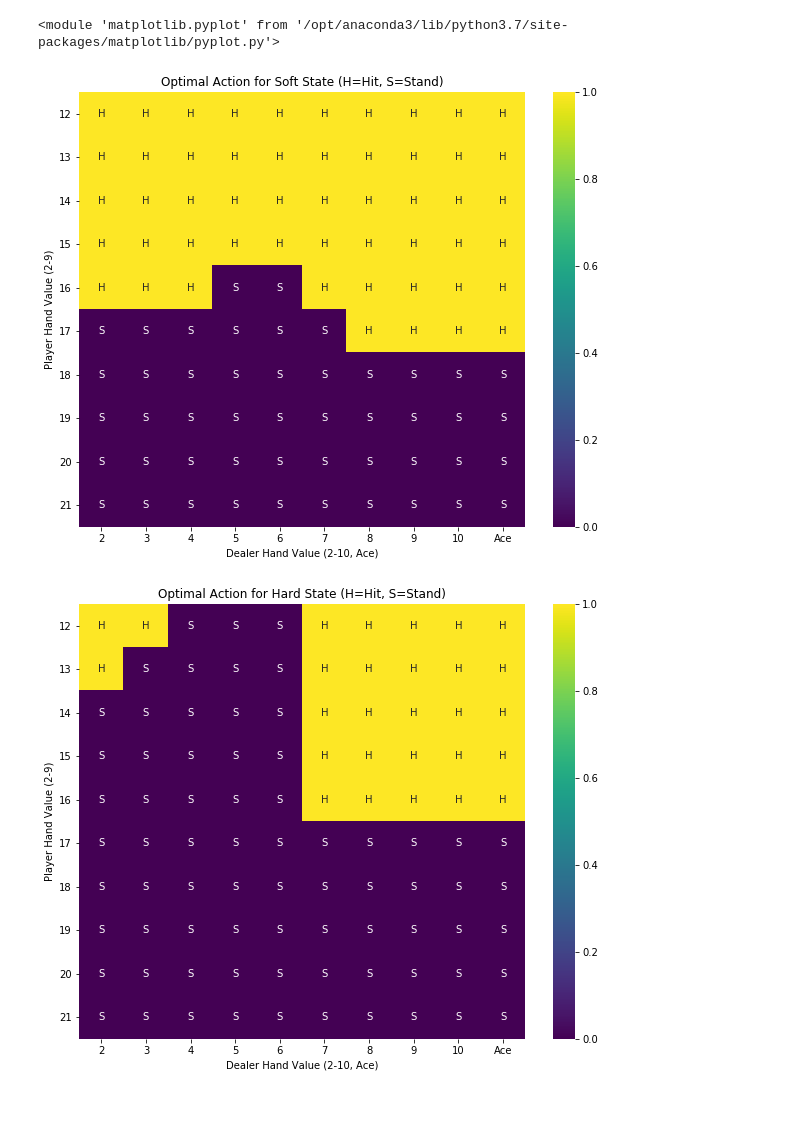
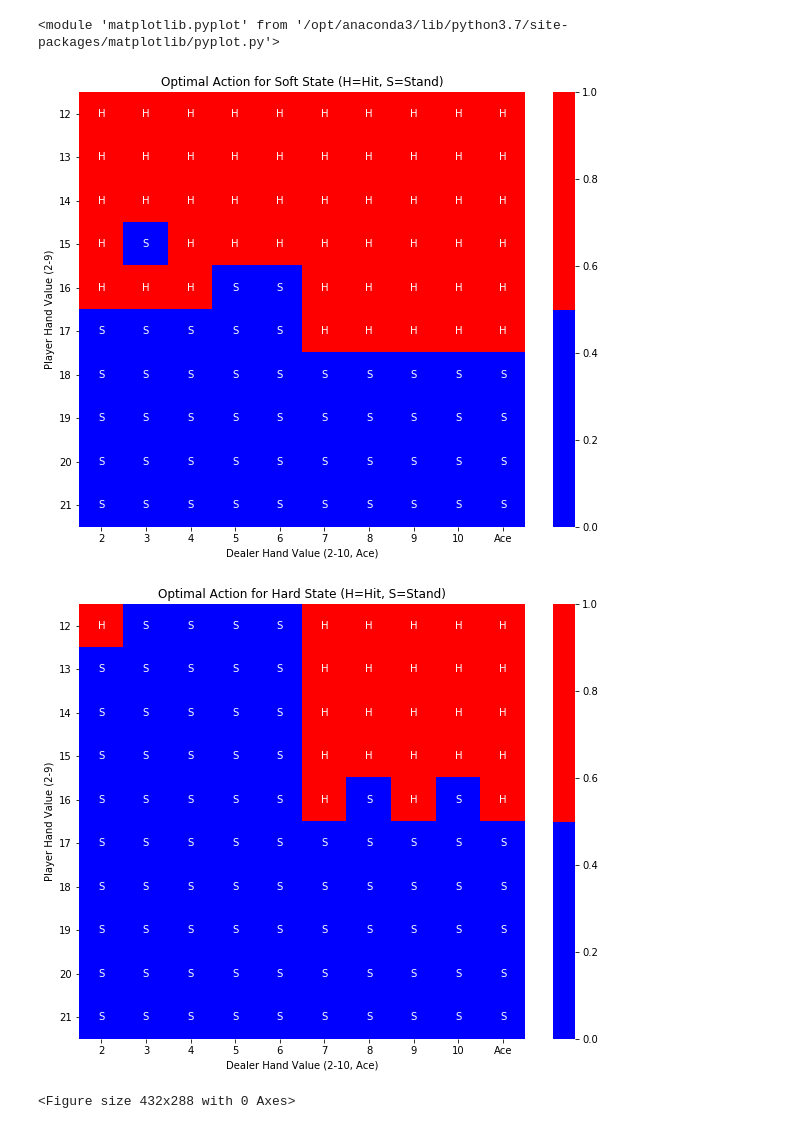
Before and after one commit to Joshuashou/RL_Blackjack, a Jupyter notebook: Analysis.ipynb, the cells around one changed output. Cells and saved outputs as stored; diff of their text form; code cells hidden in the pictures.

```diff
--- a/Analysis.ipynb
+++ b/Analysis.ipynb
@@ -61,7 +61,12 @@ import numpy as np
 import matplotlib.pyplot as plt
 import seaborn as sns
 
-def view_optimal_action(data):
+def view_optimal_action(data, alpha):
+    #Keep track of wrong Pairs:
+    #Hard, Player 13 Dealer 2
+    #Soft 17, Dealer 2 to 7.
+
+
     # Define the indices for each action
     actions = {
         'Soft_Stand': (-1, slice(None), slice(None), 1, 0),
@@ -77,35 +82,50 @@ def view_optimal_action(data):
     optimal_soft = np.where(matrices['Soft_Hit'] > matrices['Soft_Stand'], 1, 0)
     optimal_hard = np.where(matrices['Hard_Hit'] > matrices['Hard_Stand'], 1, 0)
 
     # Mapping for annotations
     action_map = {1: 'H', 0: 'S'}
 
+    cmap = {1: 'red', 0: 'blue'}
+
     # Plotting
     for name, matrix in [('Soft', optimal_soft), ('Hard', optimal_hard)]:
         # Reorder the matrix for the dealer values (2-10, then Ace)
         reordered_matrix = matrix
 
         plt.figure(figsize=(10, 8))
-        ax = sns.heatmap(reordered_matrix, annot=True, cmap='viridis', fmt='')
+        ax = sns.heatmap(reordered_matrix, annot=True, cmap=[cmap[0], cmap[1]], fmt='')
 
         # Update the annotations
         for i in range(reordered_matrix.shape[0]):
             for j in range(reordered_matrix.shape[1]):
                 text = ax.texts[i * reordered_matrix.shape[1] + j]
                 text.set_text(action_map[reordered_matrix[i, j]])
 
         # Set the tick labels for player hand values (2-9) and dealer hand values (2-10, Ace)
         ax.set_yticklabels(range(12, 22), rotation=0)
         ax.set_xticklabels(list(range(2, 11)) + ['Ace'], rotation=0)
 
         plt.title(f'Optimal Action for {name} State (H=Hit, S=Stand)')
         plt.xlabel('Dealer Hand Value (2-10, Ace)')
         plt.ylabel('Player Hand Value (2-9)')
         plt.show()
 
+    # Directory path
+    directory = 'Results/Alpha_' + alpha #+ '/Optimal State Action Policies'
 
-view_optimal_action(data_low_alpha)
+    # Check if the directory exists, if not, create it
+    if not os.path.exists(directory):
+        os.makedirs(directory)
+
+    # File path
+    file_path = os.path.join(directory,'Optimal State Action Polices.png')
+    plt.savefig(file_path)
+
+
+
+view_optimal_action(data_high_alpha, '0.0010')
 # %% [output]
-[figure, old version]
+[figure, new version]
-[figure, old version]
+[figure, new version]
+<Figure size 432x288 with 0 Axes>
 # %%
```
Also changed, not shown: parts of 4 cells of this notebook, 23 other files.
